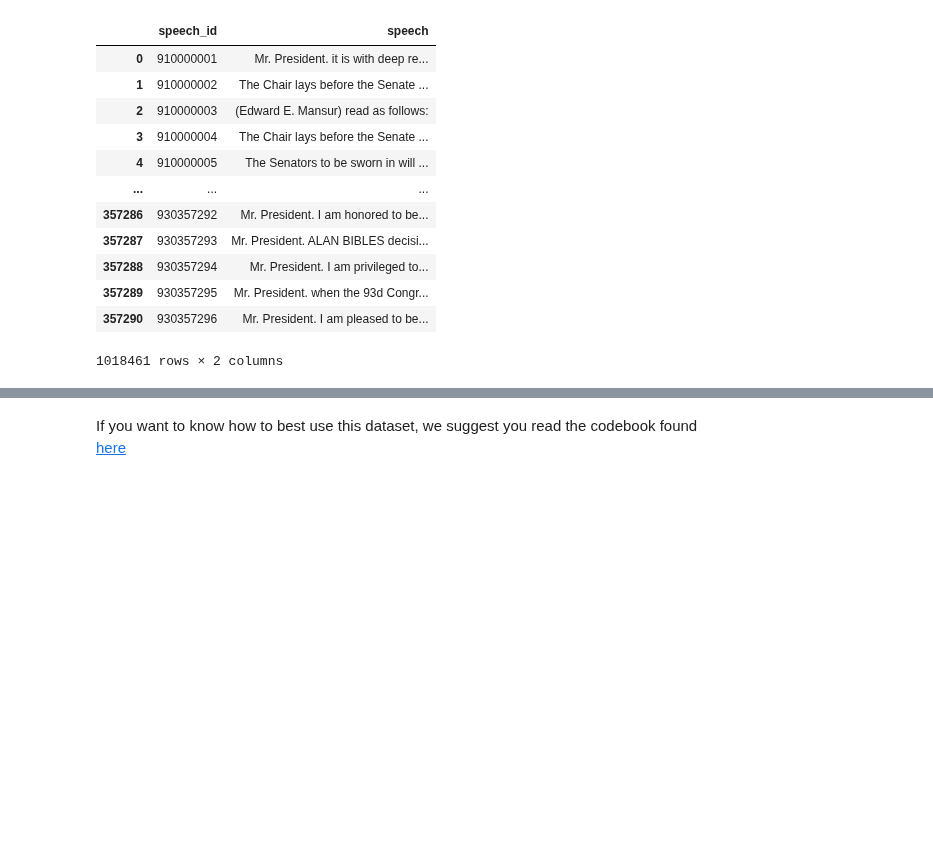
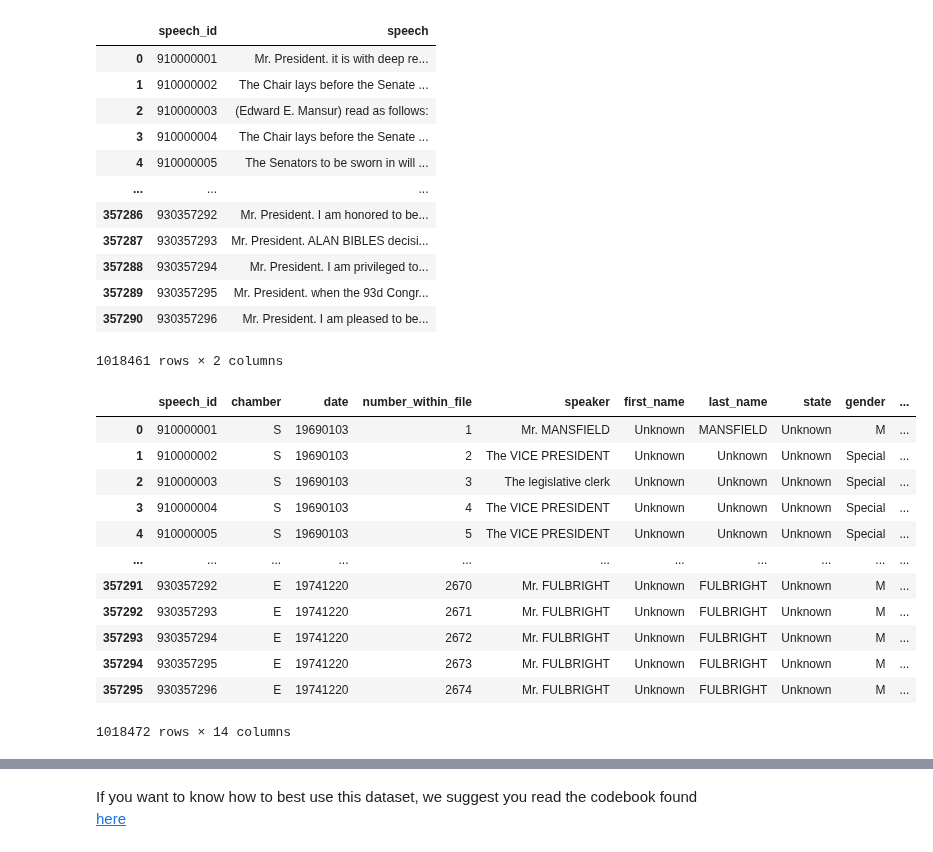
Before and after one commit to stephbuon/digital-history, a Jupyter notebook: hist3368-week4-access-data/hist3368-week4-access-data.ipynb, the cells around one changed output, grey strips where cells are left out. Cells and saved outputs as stored; diff of their text form; code cells hidden in the pictures; blank space fills up the shorter version.

Commit message:
week4: add code for congress metadata, remove COVID dataset

```diff
--- a/hist3368-week4-access-data/hist3368-week4-access-data.ipynb
+++ b/hist3368-week4-access-data/hist3368-week4-access-data.ipynb
@@ -233,14 +233,14 @@ def read_congress_csv(filename):
     return pd.read_csv(filename, sep='|', encoding="ISO-8859-1", error_bad_lines=False, warn_bad_lines=False, quoting=csv.QUOTE_NONE)
 
 
-congress_df = pd.DataFrame()
+speeches_df = pd.DataFrame()
 
 for session in range(SESSION_START, SESSION_END + 1):
     speech_file = f'{congress_folder}/speeches_{session:03}.txt'
     session_df = read_congress_csv(speech_file)
-    congress_df = congress_df.append(session_df)
+    speeches_df = speeches_df.append(session_df)
 
-display(congress_df)
+display(speeches_df)
 # %% [output]
 |  | speech_id | speech |
 | 0 | 910000001 | Mr. President. it is with deep re... |
@@ -255,3 +255,27 @@ display(congress_df)
 | 357289 | 930357295 | Mr. President. when the 93d Congr... |
 | 357290 | 930357296 | Mr. President. I am pleased to be... |
 1018461 rows × 2 columns
+# %%
+# Load all the metadata for each congressional session.
+metadata_df = pd.DataFrame()
+
+for session in range(SESSION_START, SESSION_END + 1):
+    metadata_file = f'{congress_folder}/descr_{session:03}.txt'
+    session_metadata_df = read_congress_csv(metadata_file)
+    metadata_df = metadata_df.append(session_metadata_df)
+
+display(metadata_df)
+# %% [output]
+|  | speech_id | chamber | date | number_within_file | speaker | first_name | last_name | state | gender | ... |
+| 0 | 910000001 | S | 19690103 | 1 | Mr. MANSFIELD | Unknown | MANSFIELD | Unknown | M | ... |
+| 1 | 910000002 | S | 19690103 | 2 | The VICE PRESIDENT | Unknown | Unknown | Unknown | Special | ... |
+| 2 | 910000003 | S | 19690103 | 3 | The legislative clerk | Unknown | Unknown | Unknown | Special | ... |
+| 3 | 910000004 | S | 19690103 | 4 | The VICE PRESIDENT | Unknown | Unknown | Unknown | Special | ... |
+| 4 | 910000005 | S | 19690103 | 5 | The VICE PRESIDENT | Unknown | Unknown | Unknown | Special | ... |
+| ... | ... | ... | ... | ... | ... | ... | ... | ... | ... | ... |
+| 357291 | 930357292 | E | 19741220 | 2670 | Mr. FULBRIGHT | Unknown | FULBRIGHT | Unknown | M | ... |
+| 357292 | 930357293 | E | 19741220 | 2671 | Mr. FULBRIGHT | Unknown | FULBRIGHT | Unknown | M | ... |
+| 357293 | 930357294 | E | 19741220 | 2672 | Mr. FULBRIGHT | Unknown | FULBRIGHT | Unknown | M | ... |
+| 357294 | 930357295 | E | 19741220 | 2673 | Mr. FULBRIGHT | Unknown | FULBRIGHT | Unknown | M | ... |
+| 357295 | 930357296 | E | 19741220 | 2674 | Mr. FULBRIGHT | Unknown | FULBRIGHT | Unknown | M | ... |
+1018472 rows × 14 columns
```
Also changed, not shown: parts of 13 cells of this notebook.
